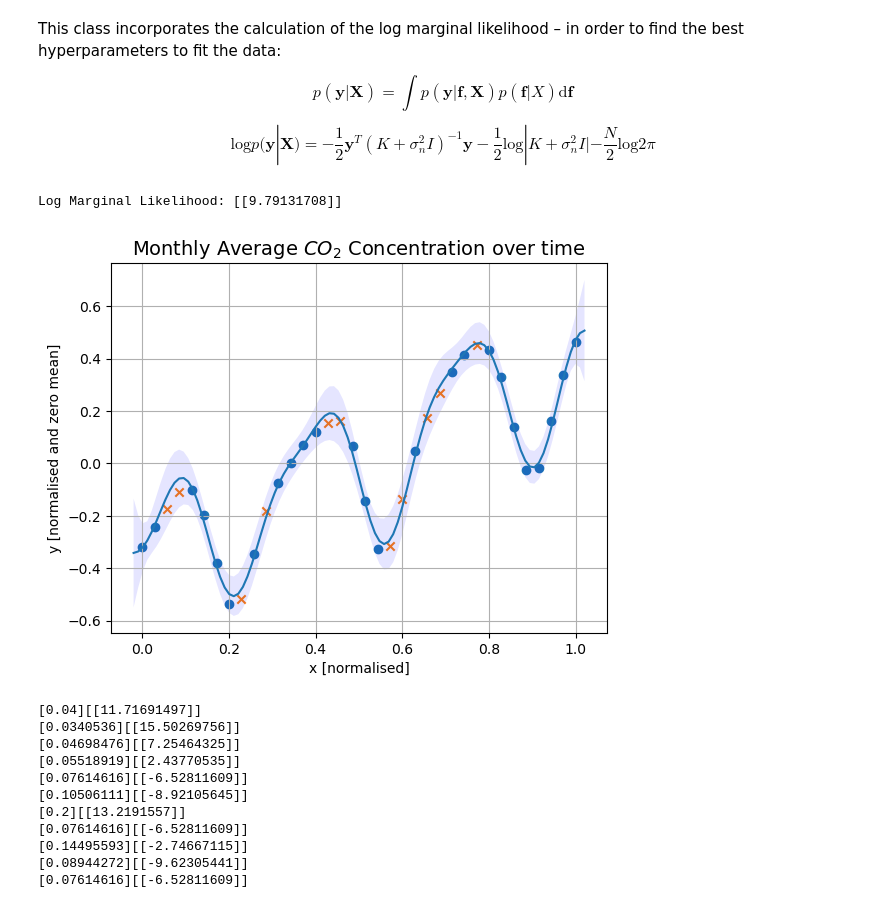
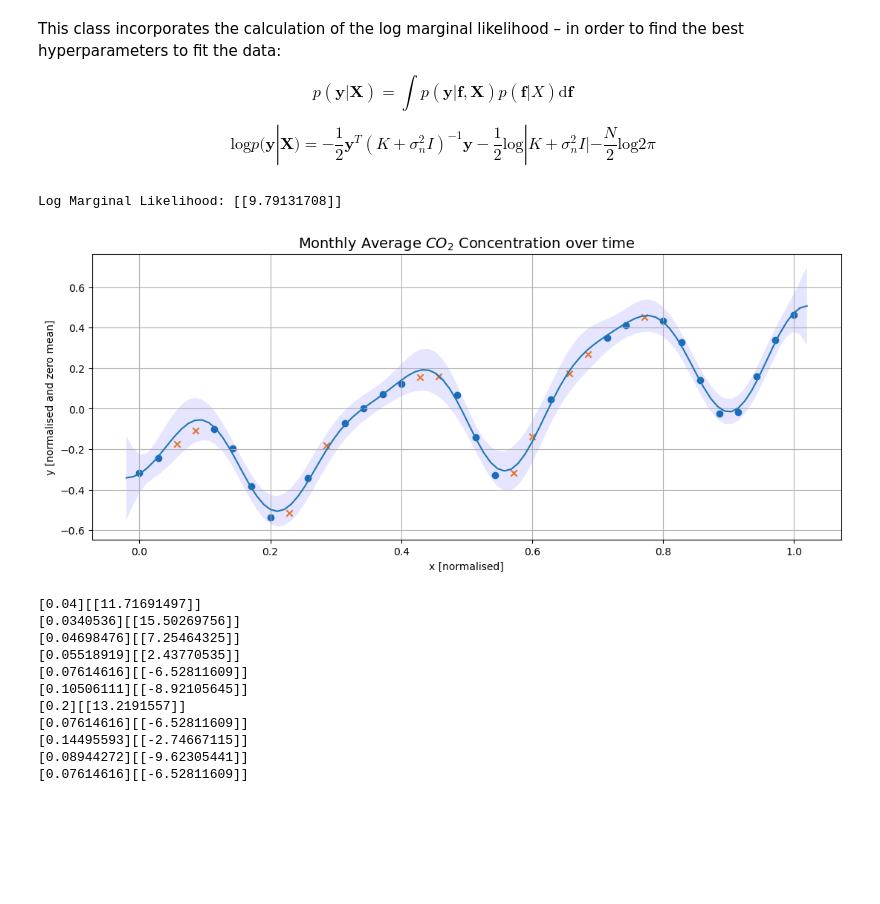
Before and after one commit to Fabian-Leal/Warped-GPs-, a Jupyter notebook: Warping toy data.ipynb, the cells around one changed output. Drawn from its saved outputs; the diff is of its cells as text; code cells hidden in the pictures; blank space fills up the shorter version.

```diff
--- a/Warping toy data.ipynb
+++ b/Warping toy data.ipynb
@@ -175,25 +175,26 @@ p(\mathbf{y}|\mathbf{X}) = \int{p(\mathbf{y}|\mathbf{f},\mathbf{X})p(\mathbf{f}|
 # %%
 x_star = np.linspace(-0.02,1.02,100)[:,np.newaxis]
 signal_variance = 1 #1
 lengthscale = 0.1 #0.3
 sigma_n = 0.05#0.1
 gp = GPR("Squared Exponential", x_norm_train, y_norm_train, [signal_variance,lengthscale], sigma_n)
 [f_mean_2,f_std_2] = gp.predict(x_star)
 lml = gp.log_marginal_likelihood()
 print("Log Marginal Likelihood: "+str(lml))
 
+pl.figure(figsize=(13, 5))
 pl.scatter(x_norm_train, y_norm_train)
 pl.scatter(x_norm_test, y_norm_test,marker="x")
 pl.fill_between(x_star.ravel(), (f_mean_2-2*f_std_2).ravel(), (f_mean_2+2*f_std_2).ravel(), \
                 facecolor='blue', interpolate=True, alpha=0.1, label='±2*sigma of prediction')
 pl.plot(x_star, f_mean_2)
 pl.title('Monthly Average $CO_2$ Concentration over time', fontsize=14)
 pl.xlabel('x [normalised]')
 pl.ylabel('y [normalised and zero mean]')
 pl.grid()
 # %% [output]
 Log Marginal Likelihood: [[9.79131708]]
-[figure, old version]
+[figure, new version]
 # %%
 from scipy.optimize import minimize
 
```
Also changed, not shown: parts of 7 cells of this notebook.
